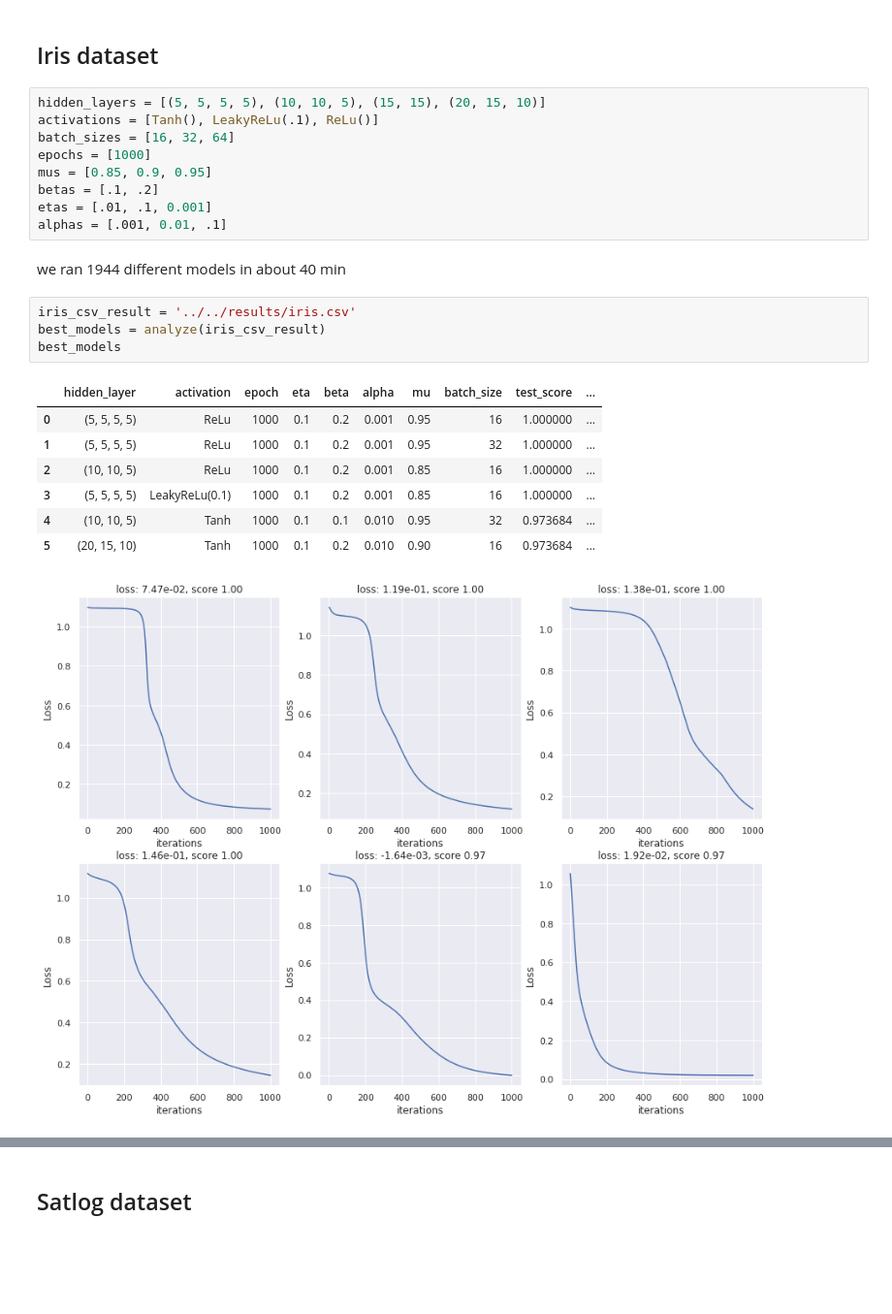
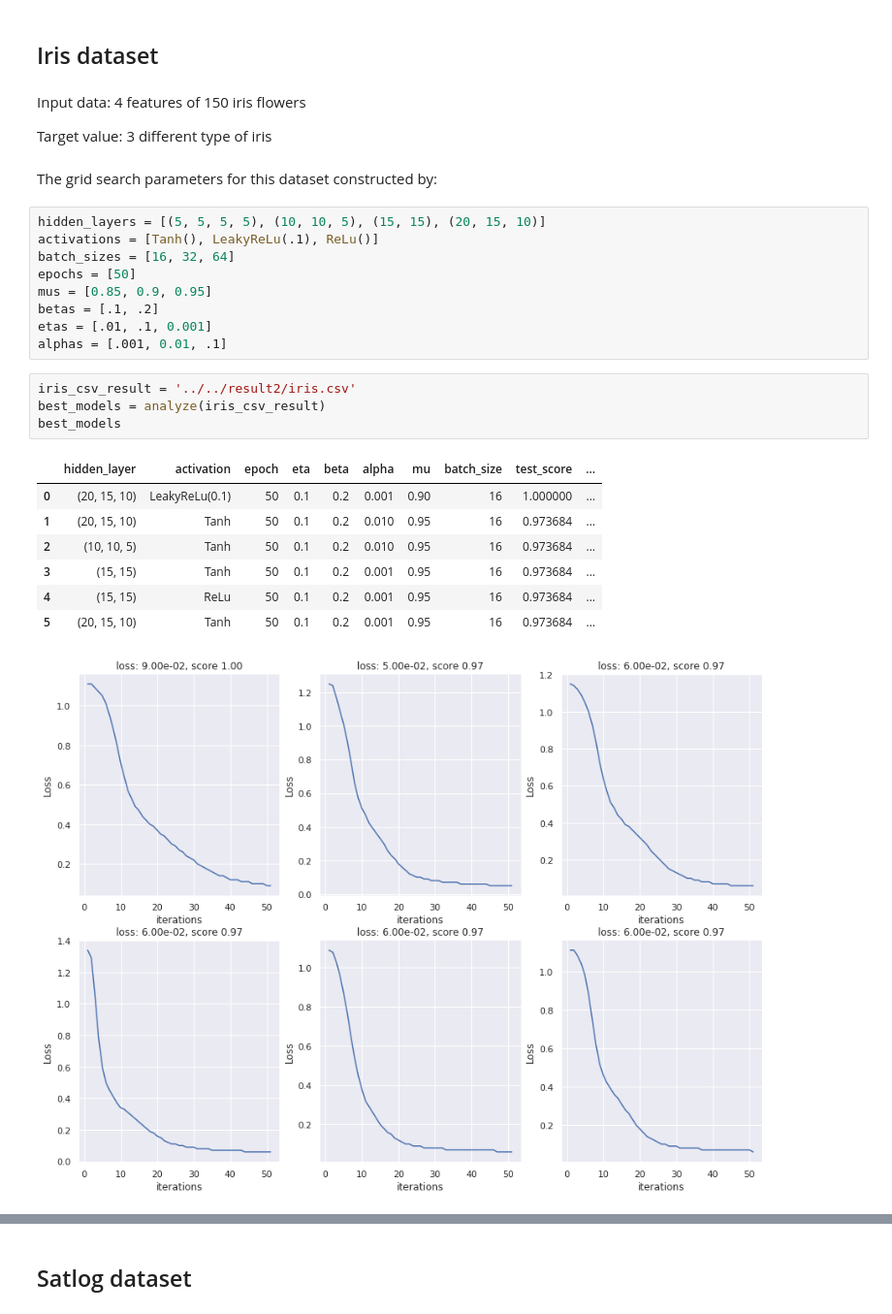
Before and after one commit to alirezaafzalaghaei/neural-netwroks-from-scratch, a Jupyter notebook: module/examples/Report.ipynb, the cells around one changed output, grey strips where cells are left out. Shown at 97% size. Cells and saved outputs as stored; diff of their text form; blank space fills up the shorter version.

```diff
--- a/module/examples/Report.ipynb
+++ b/module/examples/Report.ipynb
@@ -117,27 +141,31 @@ table.dataframe * {
 </style>
 # %% [markdown]
 ## Iris dataset
+# %% [markdown]
+Input data: 4 features of 150 iris flowers
+
+Target value: 3 different type of iris
+# %% [markdown]
+The grid search parameters for this dataset constructed by:
 # %%
 hidden_layers = [(5, 5, 5, 5), (10, 10, 5), (15, 15), (20, 15, 10)]
 activations = [Tanh(), LeakyReLu(.1), ReLu()]
 batch_sizes = [16, 32, 64]
-epochs = [1000]
+epochs = [50]
 mus = [0.85, 0.9, 0.95]
 betas = [.1, .2]
 etas = [.01, .1, 0.001]
 alphas = [.001, 0.01, .1]
-# %% [markdown]
-we ran 1944 different models in about 40 min
 # %%
-iris_csv_result = '../../results/iris.csv'
+iris_csv_result = '../../result2/iris.csv'
 best_models = analyze(iris_csv_result)
 best_models
 # %% [output]
 |  | hidden_layer | activation | epoch | eta | beta | alpha | mu | batch_size | test_score | ... |
-| 0 | (5, 5, 5, 5) | ReLu | 1000 | 0.1 | 0.2 | 0.001 | 0.95 | 16 | 1.000000 | ... |
-| 1 | (5, 5, 5, 5) | ReLu | 1000 | 0.1 | 0.2 | 0.001 | 0.95 | 32 | 1.000000 | ... |
-| 2 | (10, 10, 5) | ReLu | 1000 | 0.1 | 0.2 | 0.001 | 0.85 | 16 | 1.000000 | ... |
-| 3 | (5, 5, 5, 5) | LeakyReLu(0.1) | 1000 | 0.1 | 0.2 | 0.001 | 0.85 | 16 | 1.000000 | ... |
-| 4 | (10, 10, 5) | Tanh | 1000 | 0.1 | 0.1 | 0.010 | 0.95 | 32 | 0.973684 | ... |
-| 5 | (20, 15, 10) | Tanh | 1000 | 0.1 | 0.2 | 0.010 | 0.90 | 16 | 0.973684 | ... |
+| 0 | (20, 15, 10) | LeakyReLu(0.1) | 50 | 0.1 | 0.2 | 0.001 | 0.90 | 16 | 1.000000 | ... |
+| 1 | (20, 15, 10) | Tanh | 50 | 0.1 | 0.2 | 0.010 | 0.95 | 16 | 0.973684 | ... |
+| 2 | (10, 10, 5) | Tanh | 50 | 0.1 | 0.2 | 0.010 | 0.95 | 16 | 0.973684 | ... |
+| 3 | (15, 15) | Tanh | 50 | 0.1 | 0.2 | 0.001 | 0.95 | 16 | 0.973684 | ... |
+| 4 | (15, 15) | ReLu | 50 | 0.1 | 0.2 | 0.001 | 0.95 | 16 | 0.973684 | ... |
+| 5 | (20, 15, 10) | Tanh | 50 | 0.1 | 0.2 | 0.001 | 0.95 | 16 | 0.973684 | ... |
-[figure, old version]
+[figure, new version]
```
Also changed, not shown: parts of 30 cells of this notebook, 14 other files.
